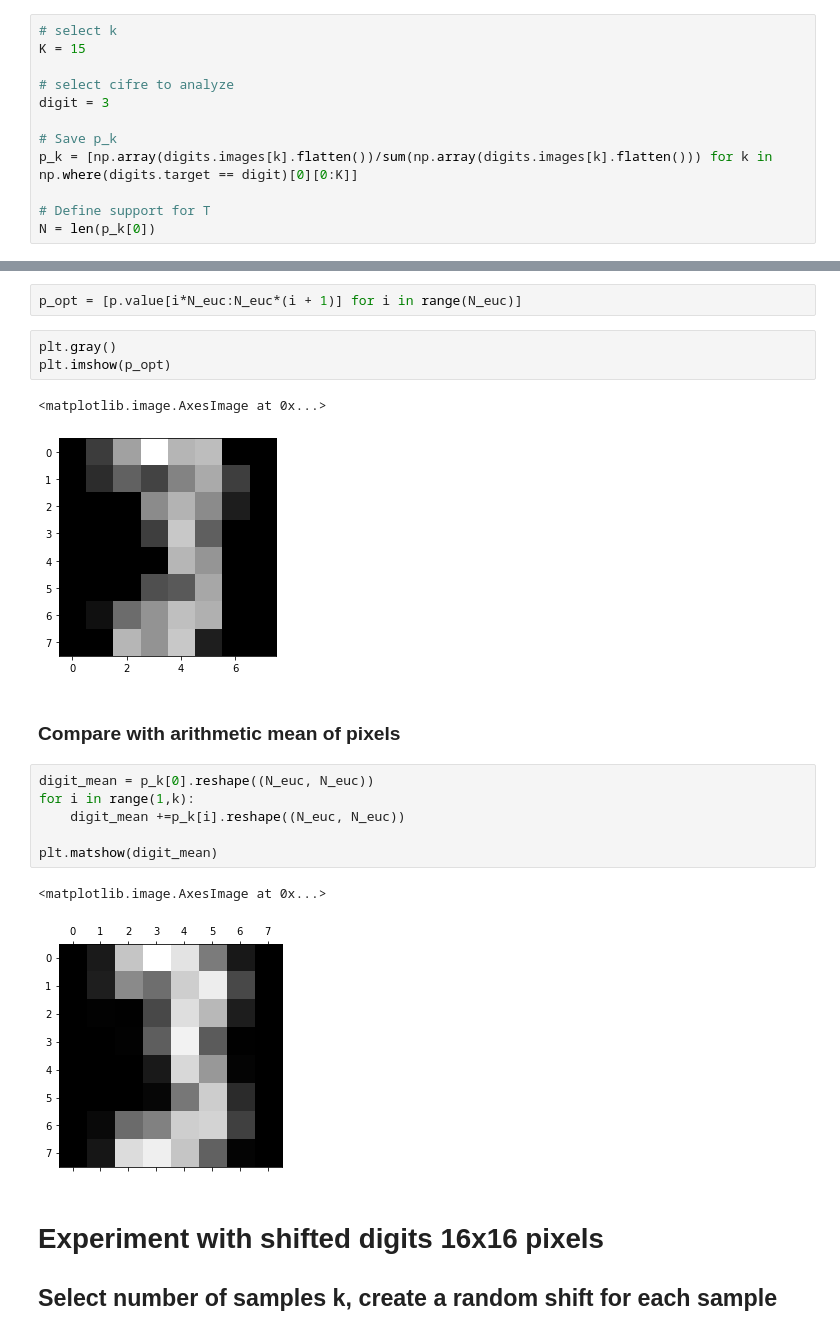
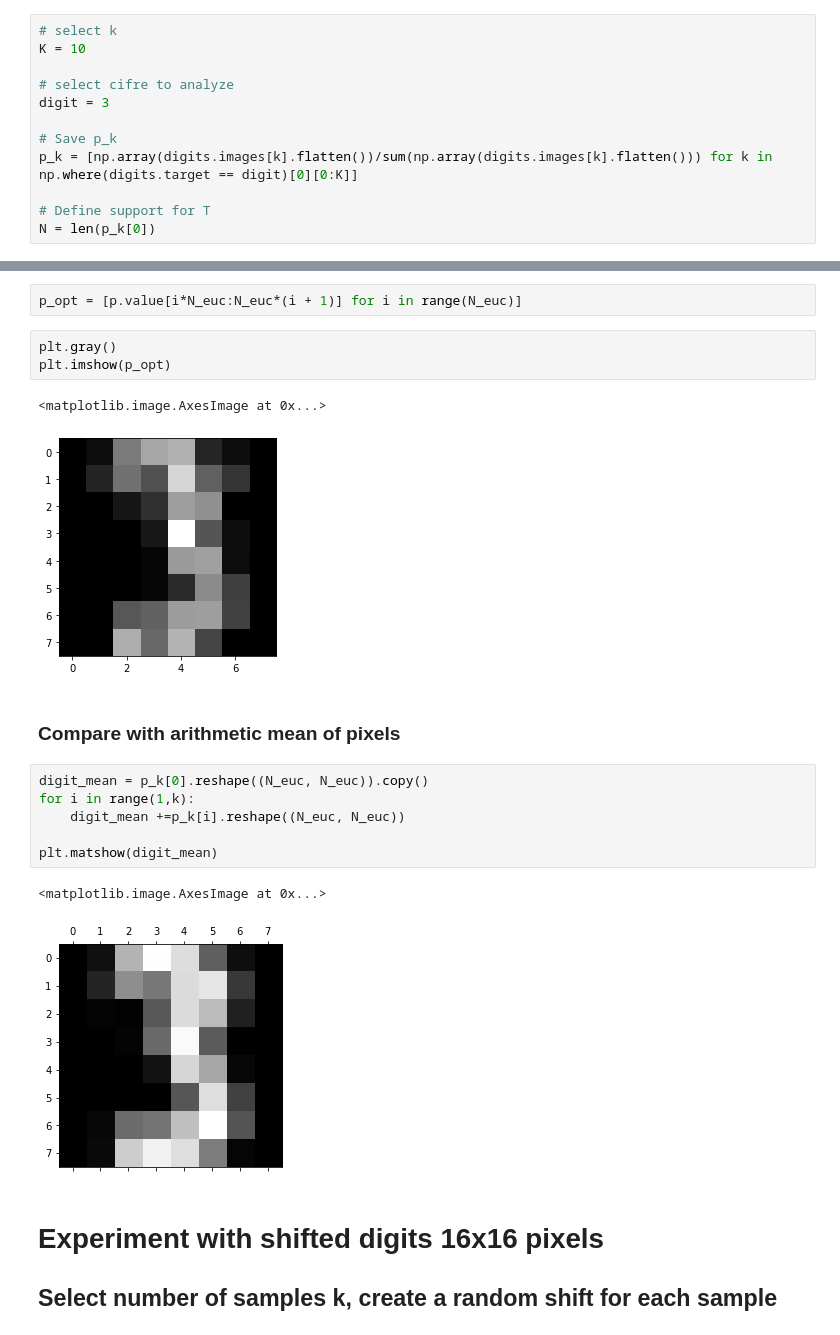
Before and after one commit to dgn96/minimum_covering_wasserstein_ball, a Jupyter notebook: Fixed-support_experiment/fixed_support_prototype.ipynb, the cells around one changed output, grey strips where cells are left out. Cells and saved outputs as stored; diff of their text form.

```diff
--- a/Fixed-support_experiment/fixed_support_prototype.ipynb
+++ b/Fixed-support_experiment/fixed_support_prototype.ipynb
@@ -16,7 +16,7 @@ digits = load_digits()
 ### Load $\hat{p}s$
 # %%
 # select k
-K = 15
+K = 10
 
 # select cifre to analyze
 digit = 3
@@ -78,18 +78,18 @@ plt.gray()
 plt.imshow(p_opt)
 # %% [output]
 <matplotlib.image.AxesImage at 0x...>
-[figure, old version]
+[figure, new version]
 # %% [markdown]
 ### Compare with arithmetic mean of pixels
 # %%
-digit_mean = p_k[0].reshape((N_euc, N_euc))
+digit_mean = p_k[0].reshape((N_euc, N_euc)).copy()
 for i in range(1,k):
     digit_mean +=p_k[i].reshape((N_euc, N_euc))
 
 plt.matshow(digit_mean)
 # %% [output]
 <matplotlib.image.AxesImage at 0x...>
-[figure, old version]
+[figure, new version]
 # %% [markdown]
 # Experiment with shifted digits 16x16 pixels
 
```
Also changed, not shown: parts of 14 cells of this notebook, 1 other file.
